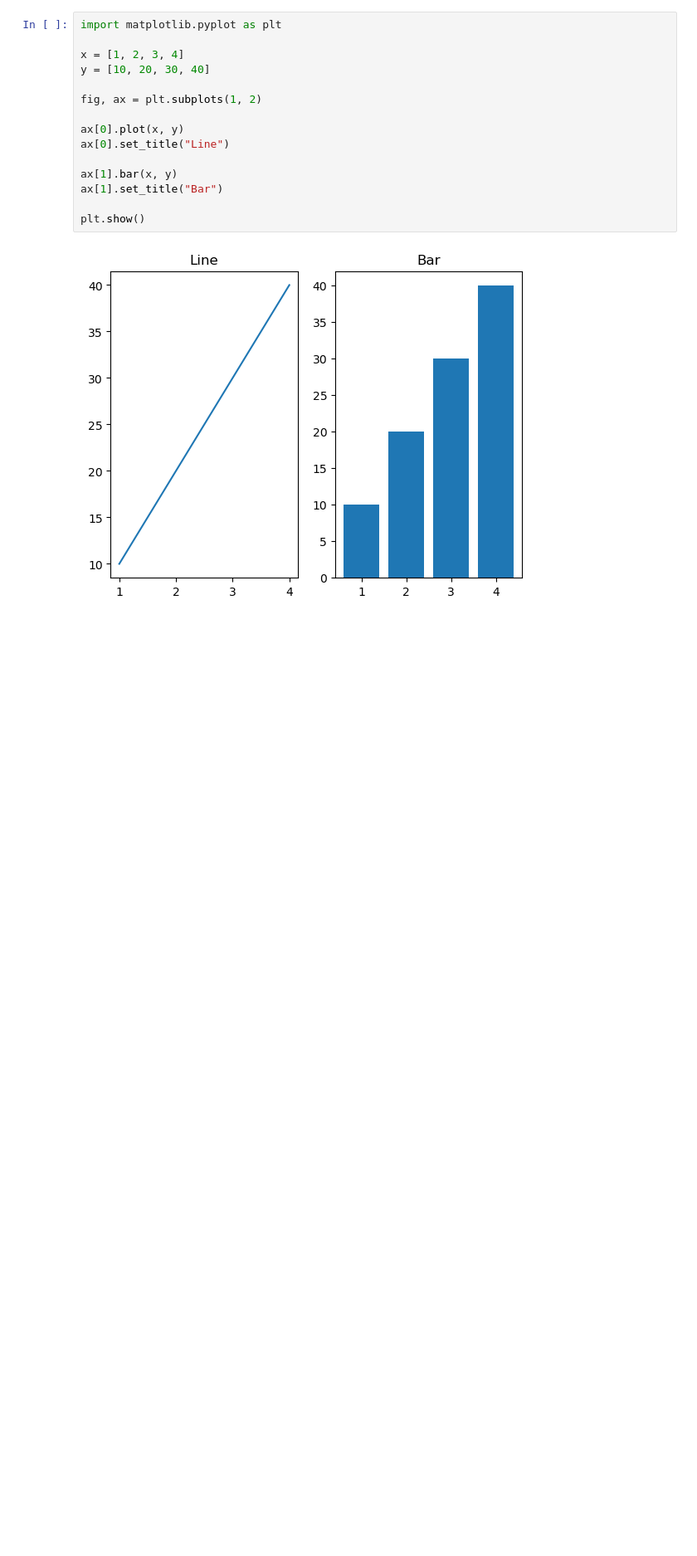
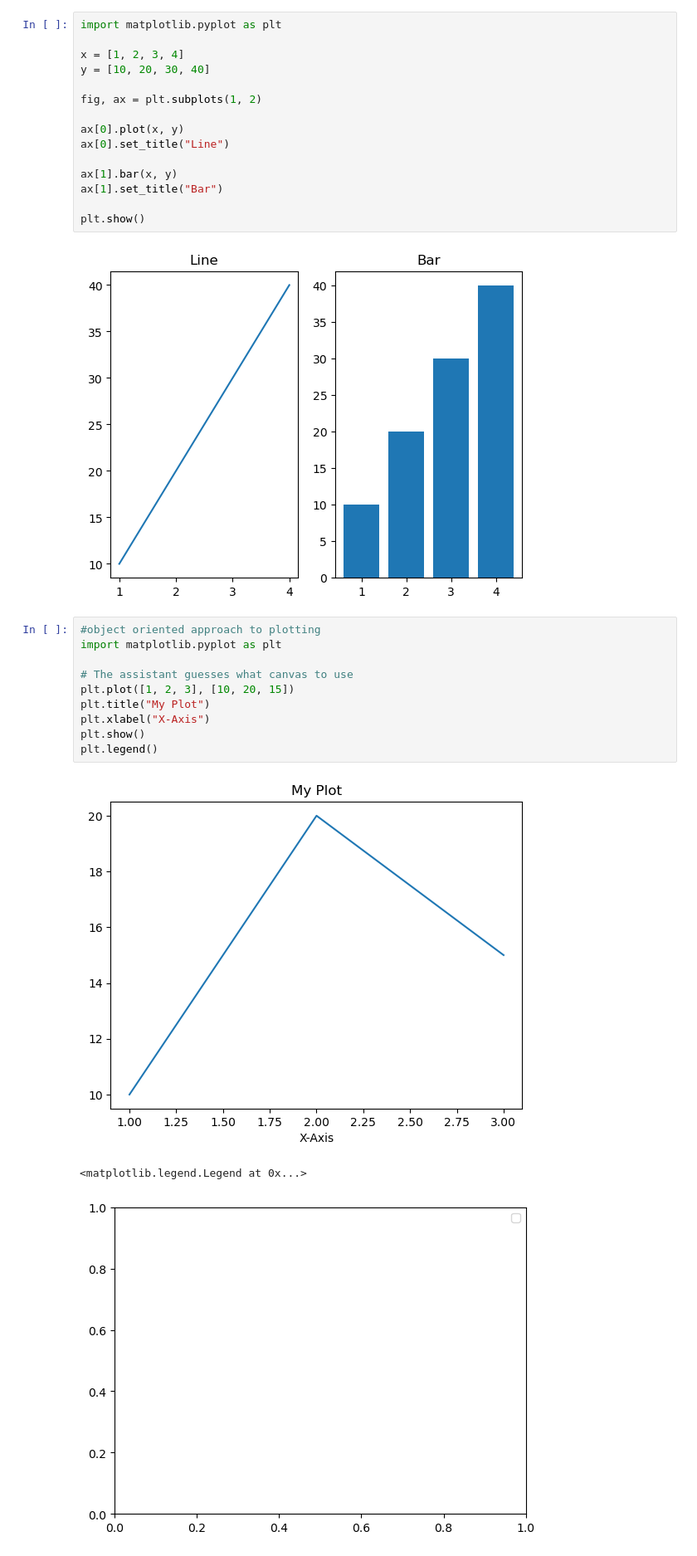
Before and after one commit to balaji-wadhekar/machine-learning, a Jupyter notebook: matplotlib.ipynb, the cells around one changed output. Shown at 83% size. Cells and saved outputs as stored; diff of their text form; blank space fills up the shorter version.

```diff
--- a/matplotlib.ipynb
+++ b/matplotlib.ipynb
@@ -55,3 +56,17 @@ ax[1].set_title("Bar")
 plt.show()
 # %% [output]
 [figure]
+# %%
+#object oriented approach to plotting
+import matplotlib.pyplot as plt
+
+# The assistant guesses what canvas to use
+plt.plot([1, 2, 3], [10, 20, 15])
+plt.title("My Plot")
+plt.xlabel("X-Axis")
+plt.show()
+plt.legend()
+# %% [output]
+[figure, added]
+<matplotlib.legend.Legend at 0x...>
+[figure, added]
```
Also changed, not shown: parts of 4 cells of this notebook, 8 other files.
